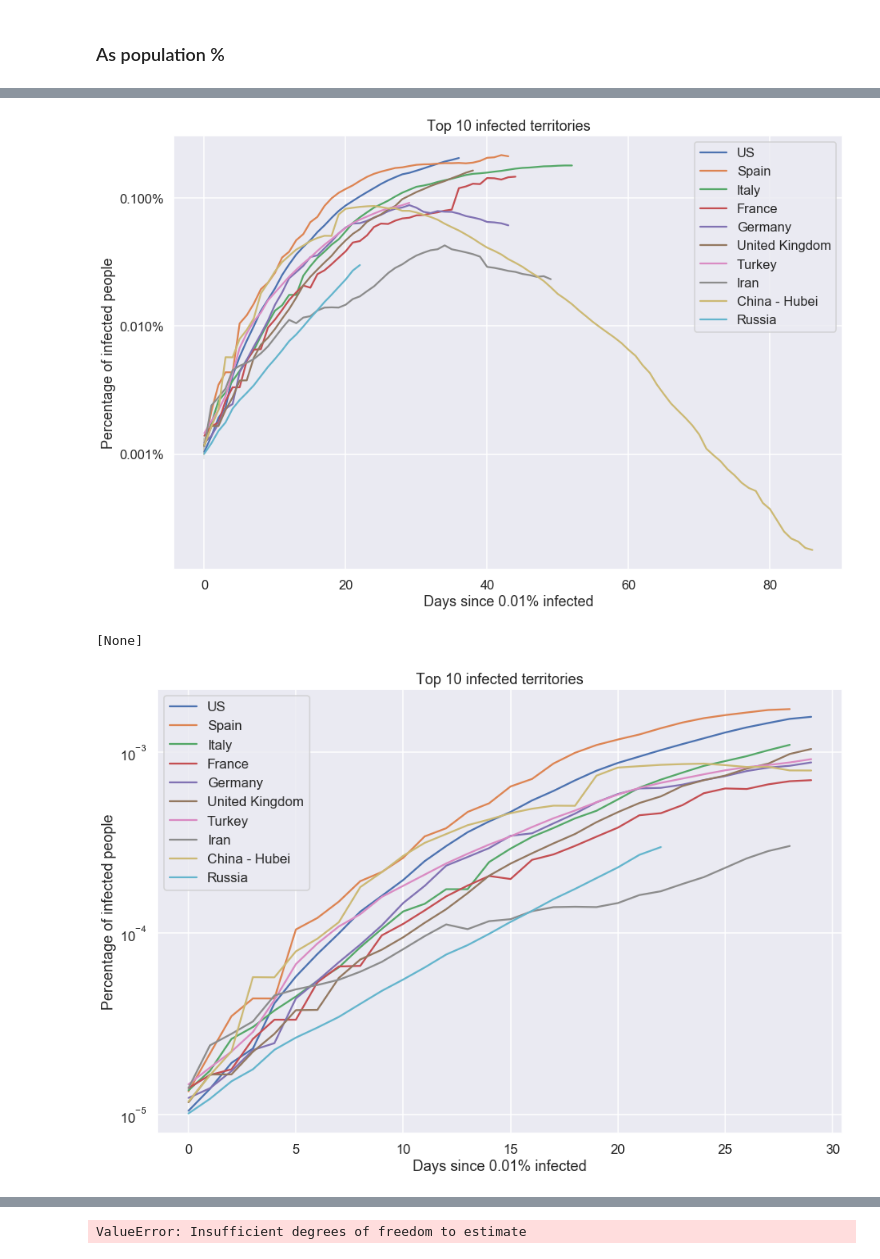
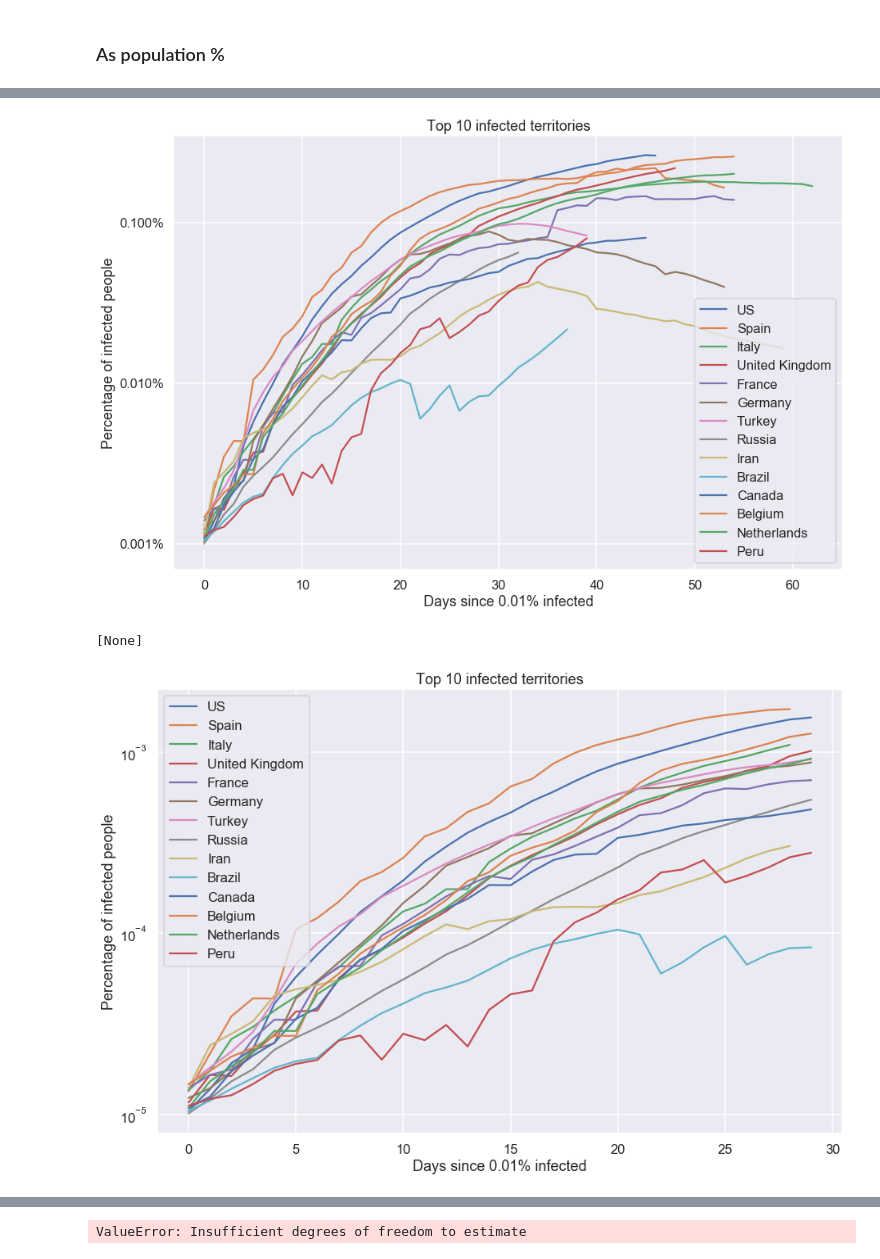
Before and after one commit to bleand/covid-19, a Jupyter notebook: Untitled.ipynb, the cells around one changed output, grey strips where cells are left out. Drawn from its saved outputs; the diff is of its cells as text; code cells hidden in the pictures.

```diff
--- a/Untitled.ipynb
+++ b/Untitled.ipynb
@@ -210,8 +210,8 @@ plt.figure(figsize=(15, 10))
 sns.set_context("talk")
 #sns.lineplot(data=csse['confirmed'][['non-China-Italy_daily']], markers=True, dashes=False)
 #sns.lineplot(data=csse['recovered'][['non-China-Italy_daily']], markers=False, dashes=True)
-#top_10 = list(csse['confirmed'][territories].iloc[len(csse['confirmed'])-1].sort_values(ascending=False).head(10).index)
-top_10 = ['Argentina', 'Italy',  'Spain', 'Brazil', 'US']#, 'Iran', 'Korea, South', 'United Kingdom']#'US',
+top_10 = list(csse['confirmed'][territories].iloc[len(csse['confirmed'])-1].sort_values(ascending=False).head(10).index)
+#top_10 = ['Argentina', 'Italy',  'Spain', 'Brazil', 'US', 'Australia']#, 'Iran', 'Korea, South', 'United Kingdom']#'US',
 for c in top_10:
     ax = sns.lineplot(x=csse['absolute'][csse['confirmed'][c]>checkpoint][c+'_daysplus'],
                  y=csse['absolute'][csse['confirmed'][c]>checkpoint][c], markers=True, dashes=True, label=c)
@@ -311,34 +311,35 @@ for key, value in csse_perc.items():
 # %%
 import matplotlib.ticker as mtick
 
 plt.figure(figsize=(15, 10))
 sns.set_context("talk")
 #sns.lineplot(data=csse['confirmed'][['non-China-Italy_daily']], markers=True, dashes=False)
 #sns.lineplot(data=csse['recovered'][['non-China-Italy_daily']], markers=False, dashes=True)
-top_10 = list(csse['confirmed'][territories].iloc[len(csse['confirmed'])-1].sort_values(ascending=False).head(11).index)
+top_10 = list(csse['confirmed'][territories].iloc[len(csse['confirmed'])-1].sort_values(ascending=False).head(16).index)
 top_10.remove('China')
+top_10.remove('China - Hubei')
 #top_10 = ['Argentina', 'Italy',  'Spain', 'Brazil', 'China - Hubei', 'US', 'United Kingdom']#, 'Iran', 'Korea, South', 'United Kingdom']#'US',
 for c in top_10:
     #print(c)
     #display(csse_perc['absolute'][csse['confirmed'][c]>100][c+'_daysplus'])
     ax = sns.lineplot(x=csse_perc['absolute'][csse_perc['confirmed'][c]>0.00001][c+'_daysplus'],
                  y=csse_perc['absolute'][csse_perc['confirmed'][c]>0.00001][c], markers=True, dashes=True, label=c)
 ax.set(xlabel='Days since 0.01% infected', ylabel='Percentage of infected people', title='Top 10 infected territories')
 ax.set(yscale="log")
 ax.yaxis.set_major_formatter(mtick.PercentFormatter(1.0))
 
 plt.show()
 plt.figure(figsize=(15, 10))
 for c in top_10:
     ax = sns.lineplot(x=csse_perc['absolute'][(csse_perc['absolute'][c]>0.00001) & (csse_perc['confirmed'][c+'_daysplus']<30)][c+'_daysplus'],
                  y=csse_perc['absolute'][(csse_perc['absolute'][c]>0.00001) & (csse_perc['confirmed'][c+'_daysplus']<30)][c], markers=True, dashes=True, label=c)
 ax.set(xlabel='Days since 0.01% infected', ylabel='Percentage of infected people', title='Top 10 infected territories')
 ax.yaxis.set_major_formatter(mtick.PercentFormatter(1.0))
 ax.set(yscale="log")
 # %% [output]
-[figure, old version]
+[figure, new version]
 [None]
-[figure, old version]
+[figure, new version]
 # %%
 #plt.figure(figsize=(6, 6))
 cols = [x for x in csse['ma'].columns if x not in ['Date', 'dayofyear'] and not x.endswith('_daily') and not x.endswith('_daysplus')]
```
Also changed, not shown: parts of 11 cells of this notebook.
